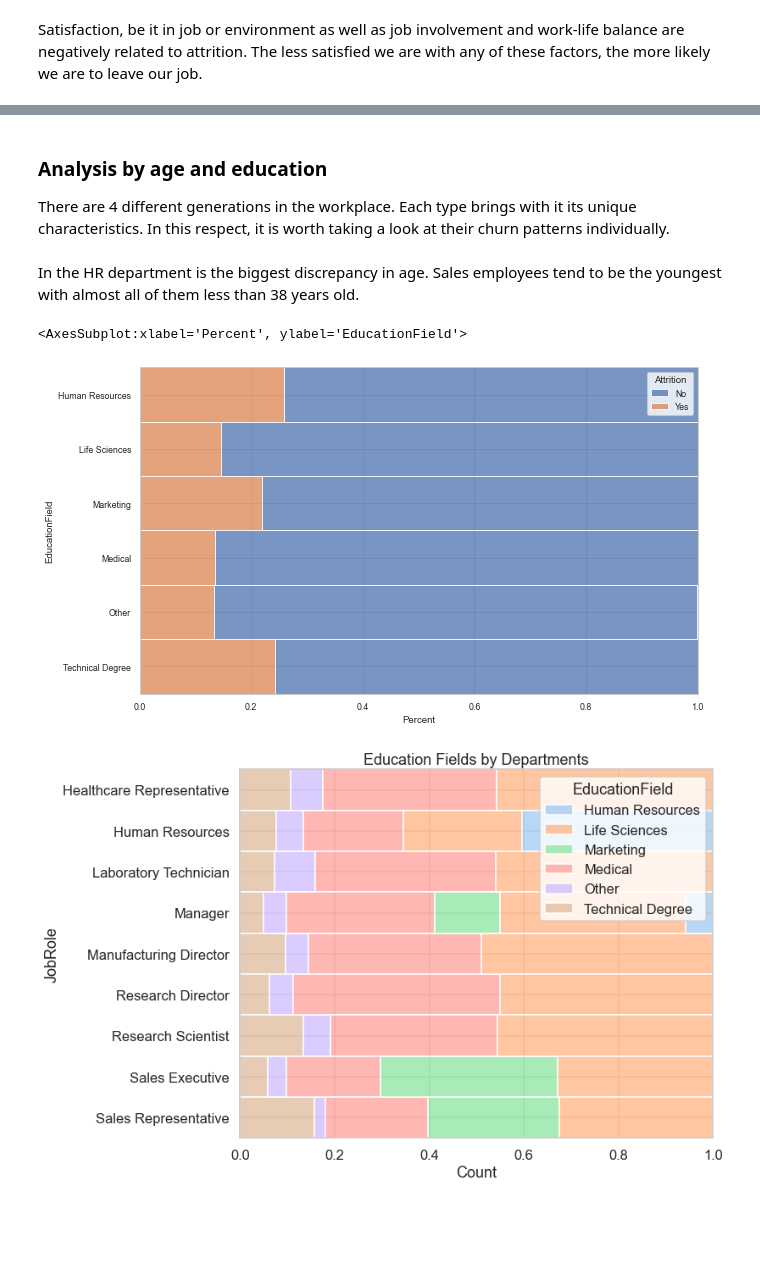
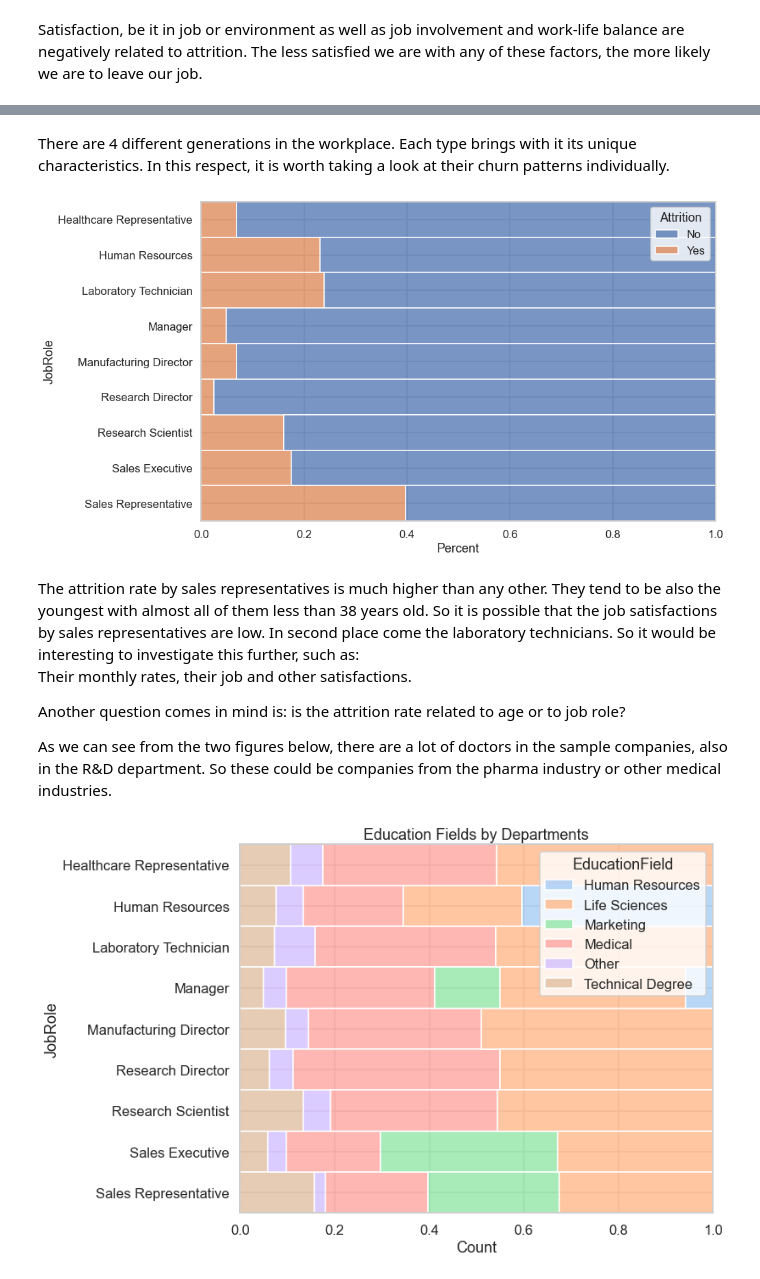
Before and after one commit to skacem/Learning-Machine-Learning, a Jupyter notebook: Case-Studies/case_3.ipynb, the cells around one changed output, grey strips where cells are left out. Drawn from its saved outputs; the diff is of its cells as text; code cells hidden in the pictures; blank space fills up the shorter version.

Commit message:
add analysis by employees

```diff
--- a/Case-Studies/case_3.ipynb
+++ b/Case-Studies/case_3.ipynb
@@ -214,6 +219,7 @@ df.hist(bins=30, figsize=(20,20), color='orangered');
 # %%
-plt.figure(figsize=(7,5))
+sns.set(context='notebook', style='whitegrid',
+       rc={'figure.figsize':(8,6)})
 sns.countplot(data=df, x='Department',
-              hue='Gender', palette=["r","skyblue"])
+              hue='Gender', palette='gist_stern')
 plt.title('Number of Employees by Department');
 # %% [output]
@@ -240,6 +227,6 @@ ax.set_xticklabels(edu);
 # %%
 sns.set(style='whitegrid', context='notebook',
-        rc={"figure.figsize": (7, 5)})
+        rc={"figure.figsize": (8, 6)})
 
 sns.kdeplot(data=df, x='Age',
              color = "orange", shade=True)
@@ -276,7 +272,7 @@ Both attrition curves are slightly positive skewed with a longer tail on the rig
 #### Age vs Departments
 # %%
 # lets plot a simple line plot
-sns.set(rc={"figure.figsize": (8, 5)})
+sns.set(rc={"figure.figsize": (8, 6)})
 sns.lineplot(data= df, x='Department', y='Age');
 plt.title('Avg. Age of Employees in different Departments');
 # %% [output]
@@ -339,10 +334,10 @@ for i, satisfaction in enumerate(satisfactions):
     df['Satisfac'] = df[satisfaction].replace(to_replace={
         1:'Low', 2:'Good', 3:'Great', 4:'Excellent'})
     df['Satisfac'] = pd.Categorical(df['Satisfac'], ['Low', 'Good', 'Great', 'Excellent'],)
-    sns.histplot(data=df, y='Satisfac', hue='Attrition',
-                 multiple='fill', alpha=.8, ax=axs[a[i]])
+    sns.histplot(data=df, y='Satisfac', hue='Attrition', palette='Set1',
+                 multiple='fill', alpha=.4, ax=axs[a[i]])
     axs[a[i]].set_xlabel("Attrition Rate")
     axs[a[i]].set_ylabel(titles[i])
-    axs[a[i]].set_title(f"{titles[i]} vs. Attrition");
+    axs[a[i]].set_title(f"{titles[i]} vs. Attrition")
     plt.tight_layout();
 # %% [output]
@@ -364,16 +347,18 @@ plt.title('Monthly Income by Gender')
 # %% [markdown]
-### Analysis by age and education
-
 There are 4 different generations in the workplace. Each type brings with it its unique characteristics. In this respect, it is worth taking a look at their churn patterns individually.
-# %% [markdown]
-In the HR department is the biggest discrepancy in age. Sales employees tend to be the youngest with almost all of them less than 38 years old.
 # %%
-sns.set(style='whitegrid', context='paper')
-sns.histplot(data=df, y='EducationField', hue='Attrition',
-          stat='percent', multiple='fill')
+sns.set(style='whitegrid', context='talk')
+sns.histplot(data=df, y='JobRole', hue='Attrition',
+          stat='percent', multiple='fill');
 # %% [output]
-<AxesSubplot:xlabel='Percent', ylabel='EducationField'>
-[figure, old version]
+[figure, new version]
+# %% [markdown]
+The attrition rate by sales representatives is much higher than any other. They tend to be also the youngest with almost all of them less than 38 years old. So it is possible that the job satisfactions by sales representatives are low. In second place come the laboratory technicians. So it would be interesting to investigate this further, such as:
+Their monthly rates, their job and other satisfactions.
+
+Another question comes in mind is: is the attrition rate related to age or to job role?
+
+As we can see from the two figures below, there are a lot of doctors in the sample companies, also in the R&D department. So these could be companies from the pharma industry or other medical industries.
 # %%
 sns.set(style='whitegrid', context='talk',
        rc={"figure.figsize": (10, 8)})
```
Also changed, not shown: parts of 25 cells of this notebook.
